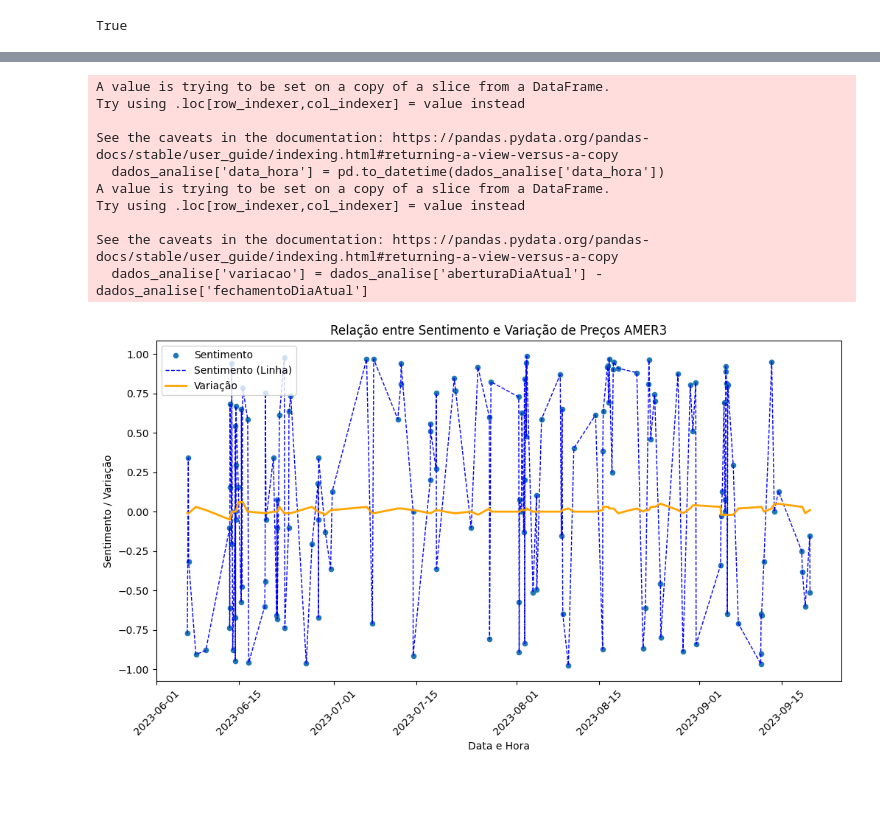
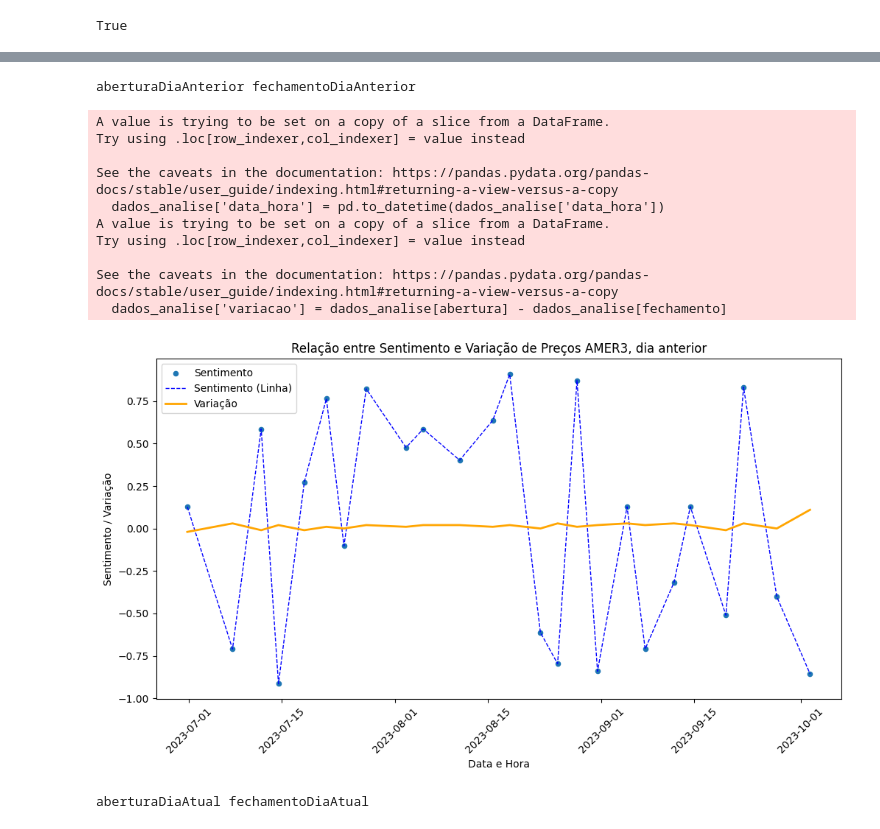
Before and after one commit to staubjoao/analise_sentimentos_financeiro, a Jupyter notebook: analise.ipynb, the cells around one changed output, grey strips where cells are left out. Saved outputs shown, nothing was run; the diff lists cells and outputs as text; code cells hidden in the pictures; blank space fills up the shorter version.

```diff
--- a/analise.ipynb
+++ b/analise.ipynb
@@ -34,8 +34,11 @@ nltk.download('stopwords')
 [nltk_data]   Package stopwords is already up-to-date!
 True
 # %%
-ativo = "AMER3"
-dados = pd.read_csv(f"./{ativo}.csv")
+ativos = ["AMER3_3", "MGLU3_3", "PETR4_3"]
+dados = []
+
+for ativo in ativos:
+    dados.append(pd.read_csv(f"./{ativo}.csv"))
 # %%
 
 def combinar_paragrafos(texto_lista):
@@ -118,5 +97,5 @@ Name: sent_cru_texto, Length: 150, dtype: object
 # %%
-def plotar_analise(df):
+def plotar_analise(df, ativo):
     negativos_pre = df['sent_cru_texto'].tolist().count('negativo')
     neutros_pre = df['sent_cru_texto'].tolist().count('neutro')
     positivos_pre = df['sent_cru_texto'].tolist().count('positivo')
@@ -244,0 +135,3 @@ See the caveats in the documentation: https://pandas.pydata.org/pandas-docs/stab
+# %%
+for i, dado in enumerate(dados):
+    plotar_analise(dado, ativos[i])
@@ -245,38 +142,50 @@ See the caveats in the documentation: https://pandas.pydata.org/pandas-docs/stab
 # %%
-dados_analise = dados[['data_hora', 'sent_proc_3', 'aberturaDiaAtual', 'fechamentoDiaAtual']]
+label = [", dia anterior", ", dia atual", ", dia seguinte", ", dois dias depois"]
+aberturas = ["aberturaDiaAnterior", "aberturaDiaAtual", "aberturaDiaSeguinte", "abertura2Dias"]
+fechamentos = ["fechamentoDiaAnterior", "fechamentoDiaAtual", "fechamentoDiaSeguinte", "fechamento2Dias"]
+for i, dado in enumerate(dados):
+    for j in range(len(aberturas)):
+        abertura = aberturas[j]
+        fechamento = fechamentos[j]
+        print(abertura, fechamento)
 
-# Converta a coluna 'data_hora' para o tipo datetime, se já não estiver
-dados_analise['data_hora'] = pd.to_datetime(dados_analise['data_hora'])
-dados_analise['variacao'] = dados_analise['aberturaDiaAtual'] - dados_analise['fechamentoDiaAtual']
+        dados_analise = dado[['data_hora', 'sent_proc_3', abertura, fechamento]]
 
-plt.figure(figsize=(12, 6))
+        # Converta a coluna 'data_hora' para o tipo datetime, se já não estiver
+        dados_analise['data_hora'] = pd.to_datetime(dados_analise['data_hora'])
+        dados_analise['variacao'] = dados_analise[abertura] - dados_analise[fechamento]
 
-# Plote os pontos usando 'sent_proc_3' como coordenada y
-plt.scatter(dados_analise['data_hora'], dados_analise['sent_proc_3'], label='Sentimento', s=20)
+        plt.figure(figsize=(12, 6))
 
-# Plote uma linha pontilhada azul ligando os valores de 'sent_proc_3'
-plt.plot(dados_analise['data_hora'], dados_analise['sent_proc_3'], c='blue', linestyle='--', label='Sentimento (Linha)', linewidth=1)
+        # Plote os pontos usando 'sent_proc_3' como coordenada y
+        plt.scatter(dados_analise['data_hora'], dados_analise['sent_proc_3'], label='Sentimento', s=20)
 
-# Plote a variação no eixo y
-plt.plot(dados_analise['data_hora'], dados_analise['variacao'], c='orange', label='Variação', linewidth=2)
+        # Plote uma linha pontilhada azul ligando os valores de 'sent_proc_3'
+        plt.plot(dados_analise['data_hora'], dados_analise['sent_proc_3'], c='blue', linestyle='--', label='Sentimento (Linha)', linewidth=1)
 
-plt.xlabel('Data e Hora')
-plt.ylabel('Sentimento / Variação')
-plt.title(f'Relação entre Sentimento e Variação de Preços {ativo}')
+        # Plote a variação no eixo y
+        plt.plot(dados_analise['data_hora'], dados_analise['variacao'], c='orange', label='Variação', linewidth=2)
 
-plt.xticks(rotation=45)
-plt.legend(loc='upper left')
+        plt.xlabel('Data e Hora')
+        plt.ylabel('Sentimento / Variação')
+        nome = ativos[i].split("_")
+        plt.title(f'Relação entre Sentimento e Variação de Preços {nome[0]}{label[j]}')
 
-plt.show()
+        plt.xticks(rotation=45)
+        plt.legend(loc='upper left')
+
+        plt.show()
 # %% [output]
-A value is trying to be set on a copy of a slice from a DataFrame.
-Try using .loc[row_indexer,col_indexer] = value instead
-
-See the caveats in the documentation: https://pandas.pydata.org/pandas-docs/stable/user_guide/indexing.html#returning-a-view-versus-a-copy
-  dados_analise['data_hora'] = pd.to_datetime(dados_analise['data_hora'])
-A value is trying to be set on a copy of a slice from a DataFrame.
-Try using .loc[row_indexer,col_indexer] = value instead
-
-See the caveats in the documentation: https://pandas.pydata.org/pandas-docs/stable/user_guide/indexing.html#returning-a-view-versus-a-copy
-  dados_analise['variacao'] = dados_analise['aberturaDiaAtual'] - dados_analise['fechamentoDiaAtual']
+aberturaDiaAnterior fechamentoDiaAnterior
+A value is trying to be set on a copy of a slice from a DataFrame.
+Try using .loc[row_indexer,col_indexer] = value instead
+
+See the caveats in the documentation: https://pandas.pydata.org/pandas-docs/stable/user_guide/indexing.html#returning-a-view-versus-a-copy
+  dados_analise['data_hora'] = pd.to_datetime(dados_analise['data_hora'])
+A value is trying to be set on a copy of a slice from a DataFrame.
+Try using .loc[row_indexer,col_indexer] = value instead
+
+See the caveats in the documentation: https://pandas.pydata.org/pandas-docs/stable/user_guide/indexing.html#returning-a-view-versus-a-copy
+  dados_analise['variacao'] = dados_analise[abertura] - dados_analise[fechamento]
-[figure, old version]
+[figure, new version]
+aberturaDiaAtual fechamentoDiaAtual
```
Also changed, not shown: parts of 8 cells of this notebook, 12 other files.
